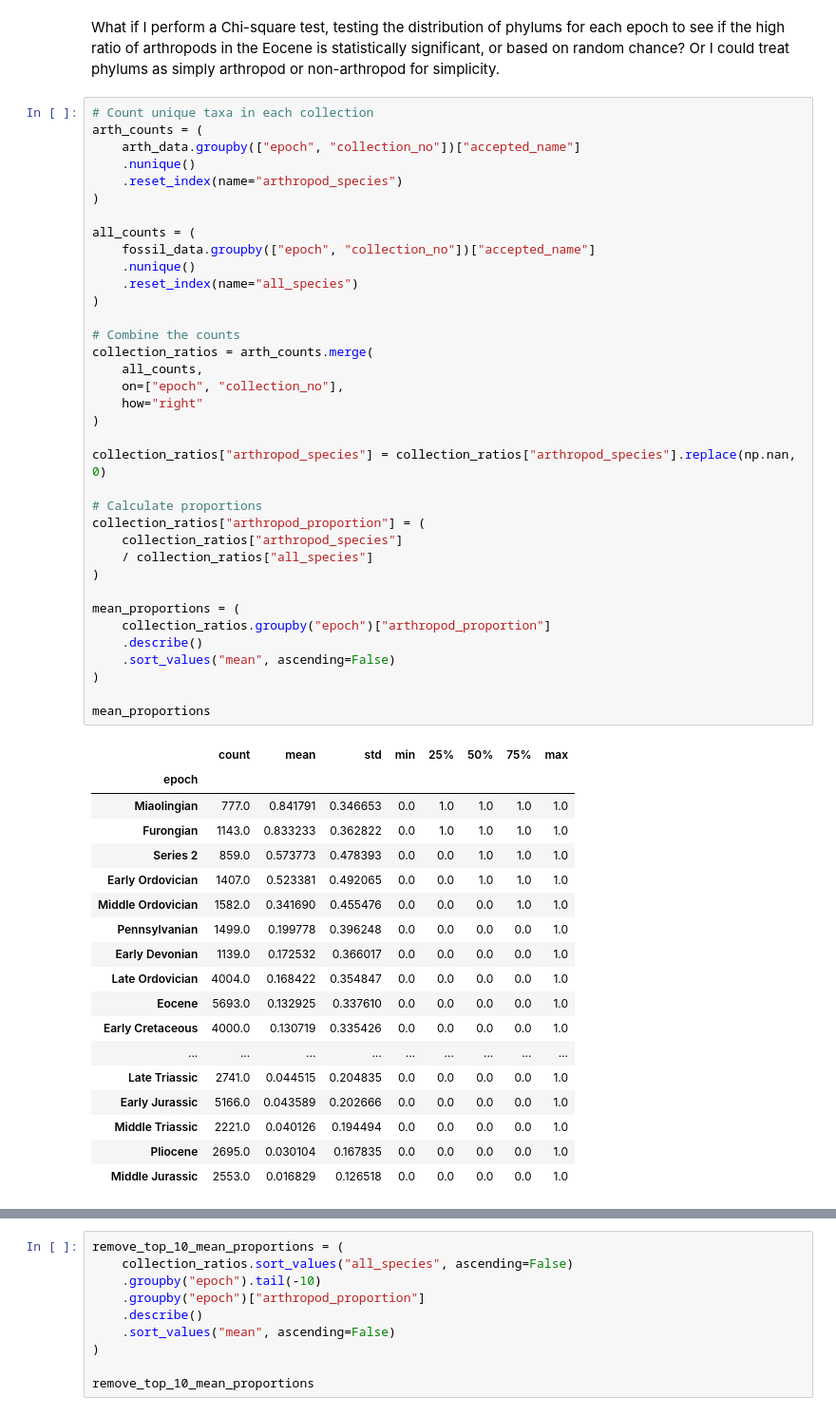
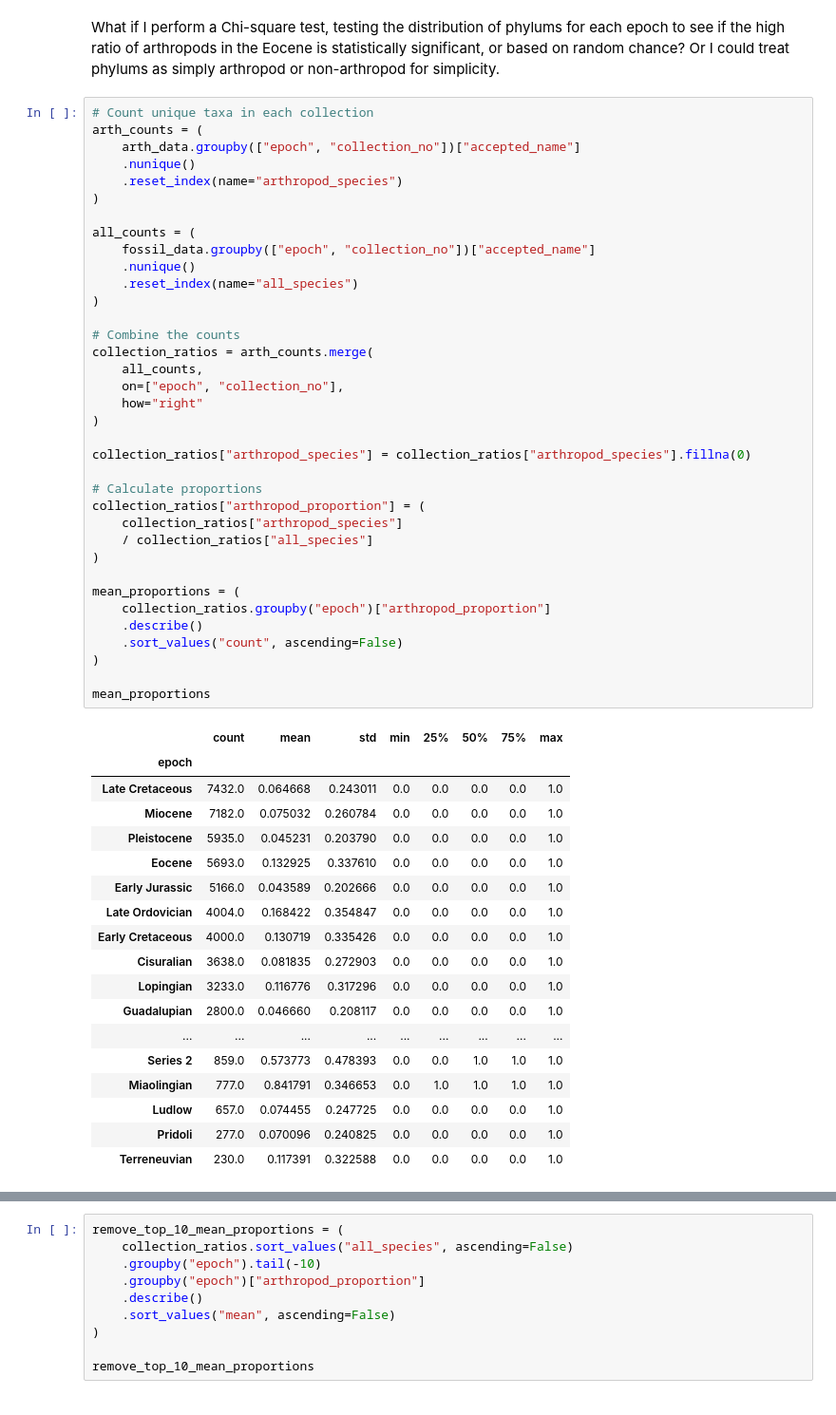
Before and after one commit to Dworlock11/Arthropod-Fossil-Diversity-Analysis, a Jupyter notebook: notebooks/02_analysis.ipynb, the cells around one changed output, grey strips where cells are left out. Shown at 95% size. Saved outputs shown, nothing was run; the diff lists cells and outputs as text.

Commit message:
Began statistical tests for arthropod proportions across epochs

```diff
--- a/notebooks/02_analysis.ipynb
+++ b/notebooks/02_analysis.ipynb
@@ -629,49 +579,49 @@ arth_counts = (
 
 all_counts = (
     fossil_data.groupby(["epoch", "collection_no"])["accepted_name"]
     .nunique()
     .reset_index(name="all_species")
 )
 
 # Combine the counts
 collection_ratios = arth_counts.merge(
     all_counts,
     on=["epoch", "collection_no"],
     how="right"
 )
 
-collection_ratios["arthropod_species"] = collection_ratios["arthropod_species"].replace(np.nan, 0)
+collection_ratios["arthropod_species"] = collection_ratios["arthropod_species"].fillna(0)
 
 # Calculate proportions
 collection_ratios["arthropod_proportion"] = (
     collection_ratios["arthropod_species"]
     / collection_ratios["all_species"]
 )
 
 mean_proportions = (
     collection_ratios.groupby("epoch")["arthropod_proportion"]
     .describe()
-    .sort_values("mean", ascending=False)
+    .sort_values("count", ascending=False)
 )
 
 mean_proportions
 # %% [output]
 |  | count | mean | std | min | 25% | 50% | 75% | max |
 | epoch |  |  |  |  |  |  |  |  |
+| Late Cretaceous | 7432.0 | 0.064668 | 0.243011 | 0.0 | 0.0 | 0.0 | 0.0 | 1.0 |
+| Miocene | 7182.0 | 0.075032 | 0.260784 | 0.0 | 0.0 | 0.0 | 0.0 | 1.0 |
+| Pleistocene | 5935.0 | 0.045231 | 0.203790 | 0.0 | 0.0 | 0.0 | 0.0 | 1.0 |
+| Eocene | 5693.0 | 0.132925 | 0.337610 | 0.0 | 0.0 | 0.0 | 0.0 | 1.0 |
+| Early Jurassic | 5166.0 | 0.043589 | 0.202666 | 0.0 | 0.0 | 0.0 | 0.0 | 1.0 |
+| Late Ordovician | 4004.0 | 0.168422 | 0.354847 | 0.0 | 0.0 | 0.0 | 0.0 | 1.0 |
+| Early Cretaceous | 4000.0 | 0.130719 | 0.335426 | 0.0 | 0.0 | 0.0 | 0.0 | 1.0 |
+| Cisuralian | 3638.0 | 0.081835 | 0.272903 | 0.0 | 0.0 | 0.0 | 0.0 | 1.0 |
+| Lopingian | 3233.0 | 0.116776 | 0.317296 | 0.0 | 0.0 | 0.0 | 0.0 | 1.0 |
+| Guadalupian | 2800.0 | 0.046660 | 0.208117 | 0.0 | 0.0 | 0.0 | 0.0 | 1.0 |
+| ... | ... | ... | ... | ... | ... | ... | ... | ... |
+| Series 2 | 859.0 | 0.573773 | 0.478393 | 0.0 | 0.0 | 1.0 | 1.0 | 1.0 |
 | Miaolingian | 777.0 | 0.841791 | 0.346653 | 0.0 | 1.0 | 1.0 | 1.0 | 1.0 |
-| Furongian | 1143.0 | 0.833233 | 0.362822 | 0.0 | 1.0 | 1.0 | 1.0 | 1.0 |
-| Series 2 | 859.0 | 0.573773 | 0.478393 | 0.0 | 0.0 | 1.0 | 1.0 | 1.0 |
-| Early Ordovician | 1407.0 | 0.523381 | 0.492065 | 0.0 | 0.0 | 1.0 | 1.0 | 1.0 |
-| Middle Ordovician | 1582.0 | 0.341690 | 0.455476 | 0.0 | 0.0 | 0.0 | 1.0 | 1.0 |
-| Pennsylvanian | 1499.0 | 0.199778 | 0.396248 | 0.0 | 0.0 | 0.0 | 0.0 | 1.0 |
-| Early Devonian | 1139.0 | 0.172532 | 0.366017 | 0.0 | 0.0 | 0.0 | 0.0 | 1.0 |
-| Late Ordovician | 4004.0 | 0.168422 | 0.354847 | 0.0 | 0.0 | 0.0 | 0.0 | 1.0 |
-| Eocene | 5693.0 | 0.132925 | 0.337610 | 0.0 | 0.0 | 0.0 | 0.0 | 1.0 |
-| Early Cretaceous | 4000.0 | 0.130719 | 0.335426 | 0.0 | 0.0 | 0.0 | 0.0 | 1.0 |
-| ... | ... | ... | ... | ... | ... | ... | ... | ... |
-| Late Triassic | 2741.0 | 0.044515 | 0.204835 | 0.0 | 0.0 | 0.0 | 0.0 | 1.0 |
-| Early Jurassic | 5166.0 | 0.043589 | 0.202666 | 0.0 | 0.0 | 0.0 | 0.0 | 1.0 |
-| Middle Triassic | 2221.0 | 0.040126 | 0.194494 | 0.0 | 0.0 | 0.0 | 0.0 | 1.0 |
-| Pliocene | 2695.0 | 0.030104 | 0.167835 | 0.0 | 0.0 | 0.0 | 0.0 | 1.0 |
-| Middle Jurassic | 2553.0 | 0.016829 | 0.126518 | 0.0 | 0.0 | 0.0 | 0.0 | 1.0 |
+| Ludlow | 657.0 | 0.074455 | 0.247725 | 0.0 | 0.0 | 0.0 | 0.0 | 1.0 |
+| Pridoli | 277.0 | 0.070096 | 0.240825 | 0.0 | 0.0 | 0.0 | 0.0 | 1.0 |
+| Terreneuvian | 230.0 | 0.117391 | 0.322588 | 0.0 | 0.0 | 0.0 | 0.0 | 1.0 |
 # %%
```
Also changed, not shown: parts of 14 cells of this notebook.
